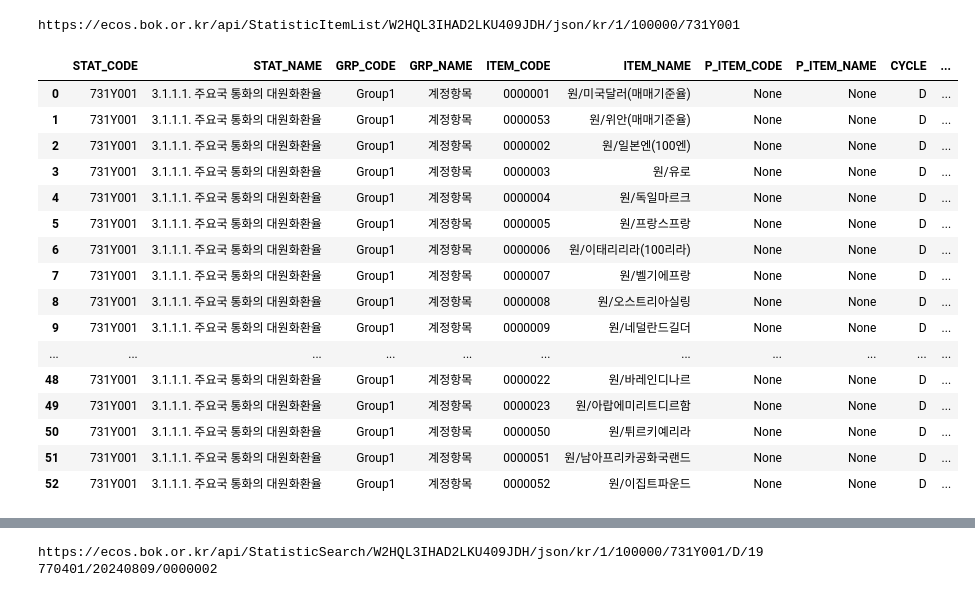
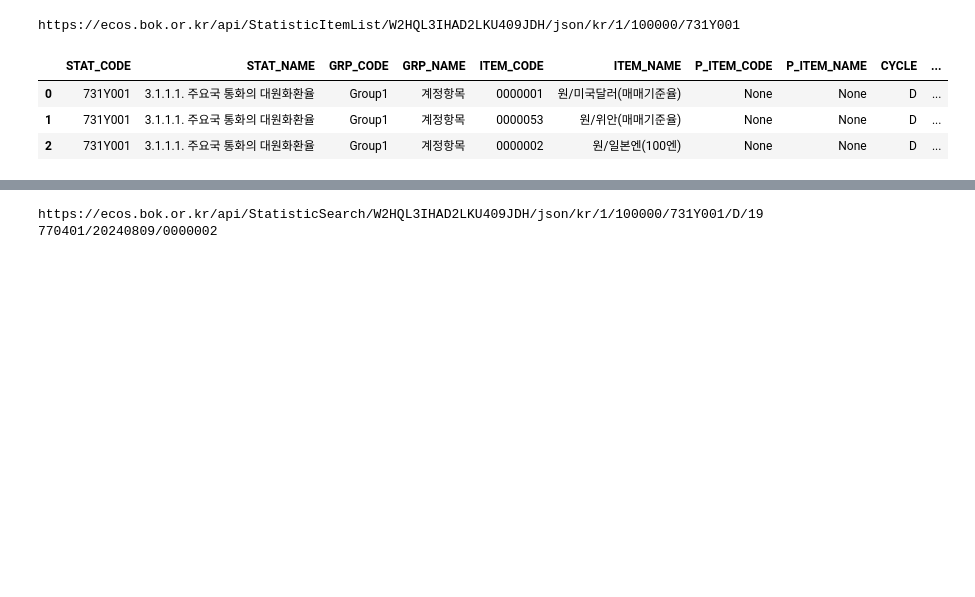
Before and after one commit to YoungminChoAtKaist/findb2024, a Jupyter notebook: findatabase.ipynb, the cells around one changed output, grey strips where cells are left out. Drawn from its saved outputs; the diff is of its cells as text; code cells hidden in the pictures; blank space fills up the shorter version.

```diff
--- a/findatabase.ipynb
+++ b/findatabase.ipynb
@@ -36,25 +38,12 @@ df = fetch_bok_data('StatisticItemList', stat_code='731Y001')
 # %% [output]
 https://ecos.bok.or.kr/api/StatisticItemList/W2HQL3IHAD2LKU409JDH/json/kr/1/100000/731Y001
 # %%
-df
+df.head(3)
 # %% [output]
 |  | STAT_CODE | STAT_NAME | GRP_CODE | GRP_NAME | ITEM_CODE | ITEM_NAME | P_ITEM_CODE | P_ITEM_NAME | CYCLE | ... |
 | 0 | 731Y001 | 3.1.1.1. 주요국 통화의 대원화환율 | Group1 | 계정항목 | 0000001 | 원/미국달러(매매기준율) | None | None | D | ... |
 | 1 | 731Y001 | 3.1.1.1. 주요국 통화의 대원화환율 | Group1 | 계정항목 | 0000053 | 원/위안(매매기준율) | None | None | D | ... |
 | 2 | 731Y001 | 3.1.1.1. 주요국 통화의 대원화환율 | Group1 | 계정항목 | 0000002 | 원/일본엔(100엔) | None | None | D | ... |
-| 3 | 731Y001 | 3.1.1.1. 주요국 통화의 대원화환율 | Group1 | 계정항목 | 0000003 | 원/유로 | None | None | D | ... |
-| 4 | 731Y001 | 3.1.1.1. 주요국 통화의 대원화환율 | Group1 | 계정항목 | 0000004 | 원/독일마르크 | None | None | D | ... |
-| 5 | 731Y001 | 3.1.1.1. 주요국 통화의 대원화환율 | Group1 | 계정항목 | 0000005 | 원/프랑스프랑 | None | None | D | ... |
-| 6 | 731Y001 | 3.1.1.1. 주요국 통화의 대원화환율 | Group1 | 계정항목 | 0000006 | 원/이태리리라(100리라) | None | None | D | ... |
-| 7 | 731Y001 | 3.1.1.1. 주요국 통화의 대원화환율 | Group1 | 계정항목 | 0000007 | 원/벨기에프랑 | None | None | D | ... |
-| 8 | 731Y001 | 3.1.1.1. 주요국 통화의 대원화환율 | Group1 | 계정항목 | 0000008 | 원/오스트리아실링 | None | None | D | ... |
-| 9 | 731Y001 | 3.1.1.1. 주요국 통화의 대원화환율 | Group1 | 계정항목 | 0000009 | 원/네덜란드길더 | None | None | D | ... |
-| ... | ... | ... | ... | ... | ... | ... | ... | ... | ... | ... |
-| 48 | 731Y001 | 3.1.1.1. 주요국 통화의 대원화환율 | Group1 | 계정항목 | 0000022 | 원/바레인디나르 | None | None | D | ... |
-| 49 | 731Y001 | 3.1.1.1. 주요국 통화의 대원화환율 | Group1 | 계정항목 | 0000023 | 원/아랍에미리트디르함 | None | None | D | ... |
-| 50 | 731Y001 | 3.1.1.1. 주요국 통화의 대원화환율 | Group1 | 계정항목 | 0000050 | 원/튀르키예리라 | None | None | D | ... |
-| 51 | 731Y001 | 3.1.1.1. 주요국 통화의 대원화환율 | Group1 | 계정항목 | 0000051 | 원/남아프리카공화국랜드 | None | None | D | ... |
-| 52 | 731Y001 | 3.1.1.1. 주요국 통화의 대원화환율 | Group1 | 계정항목 | 0000052 | 원/이집트파운드 | None | None | D | ... |
 # %%
 # WON/YEN 환율을 불러와서 item에 저장한다.
 item = df.loc[2]
```
Also changed, not shown: parts of 35 cells of this notebook, 1 other file.
